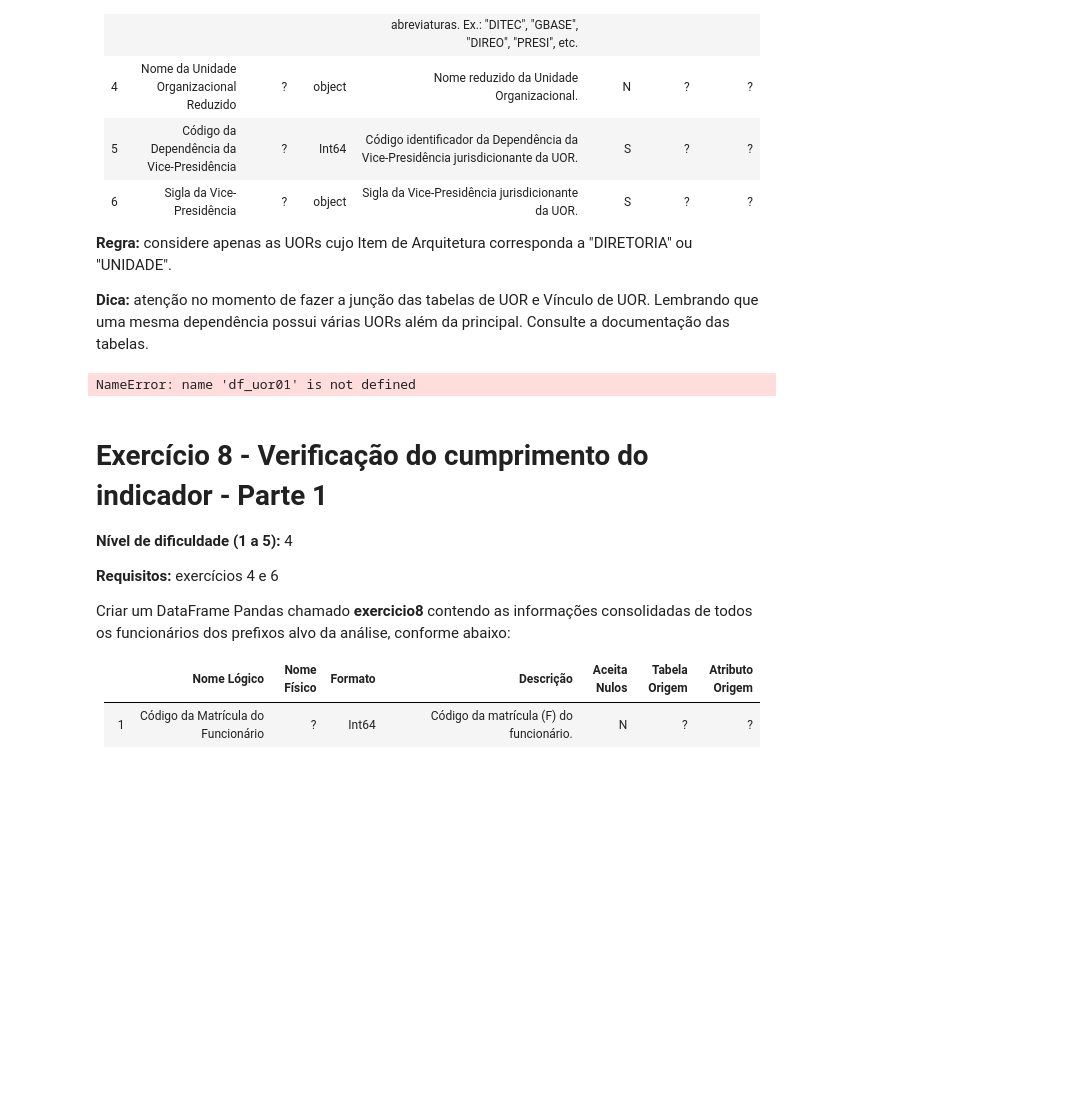
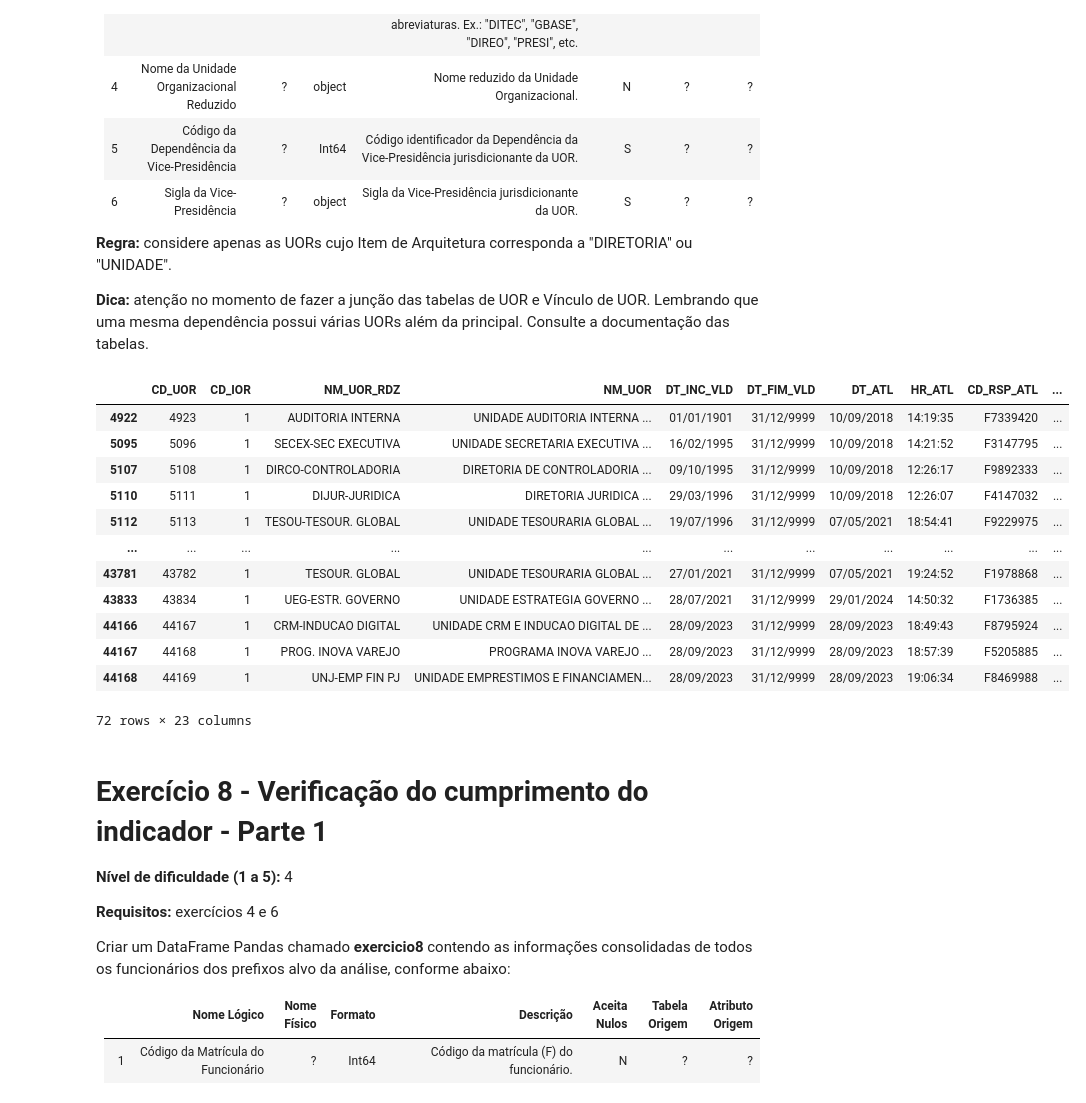
Before and after one commit to vladprado/AcademIA, a Jupyter notebook: desafio_engenharia/F9563426_engenharia.ipynb, the cells around one changed output. Saved outputs shown, nothing was run; the diff lists cells and outputs as text; code cells hidden in the pictures; blank space fills up the shorter version.

```diff
--- a/desafio_engenharia/F9563426_engenharia.ipynb
+++ b/desafio_engenharia/F9563426_engenharia.ipynb
@@ -818,9 +912,27 @@ Criar um DataFrame Pandas chamado <b>exercicio7</b> contendo as informações da
 
 <b>Dica:</b> atenção no momento de fazer a junção das tabelas de UOR e Vínculo de UOR. Lembrando que uma mesma dependência possui várias UORs além da principal. Consulte a documentação das tabelas.
 # %%
-df_uor01
+df_uor01 = pd.read_csv('bases/UOR/uor01.zip')
+
+df_uor01_filter = df_uor01.loc[(df_uor01['CD_ITEM_AQTT_UOR']) <= 3]
+
+df_uor01_filter2 = df_uor01.loc[(df_uor01['CD_ITEM_AQTT_UOR']) == 16]
+
+df_uor01_filter
 # %% [output]
+|  | CD_UOR | CD_IOR | NM_UOR_RDZ | NM_UOR | DT_INC_VLD | DT_FIM_VLD | DT_ATL | HR_ATL | CD_RSP_ATL | ... |
+| 4922 | 4923 | 1 | AUDITORIA INTERNA | UNIDADE AUDITORIA INTERNA ... | 01/01/1901 | 31/12/9999 | 10/09/2018 | 14:19:35 | F7339420 | ... |
+| 5095 | 5096 | 1 | SECEX-SEC EXECUTIVA | UNIDADE SECRETARIA EXECUTIVA ... | 16/02/1995 | 31/12/9999 | 10/09/2018 | 14:21:52 | F3147795 | ... |
+| 5107 | 5108 | 1 | DIRCO-CONTROLADORIA | DIRETORIA DE CONTROLADORIA ... | 09/10/1995 | 31/12/9999 | 10/09/2018 | 12:26:17 | F9892333 | ... |
+| 5110 | 5111 | 1 | DIJUR-JURIDICA | DIRETORIA JURIDICA ... | 29/03/1996 | 31/12/9999 | 10/09/2018 | 12:26:07 | F4147032 | ... |
+| 5112 | 5113 | 1 | TESOU-TESOUR. GLOBAL | UNIDADE TESOURARIA GLOBAL ... | 19/07/1996 | 31/12/9999 | 07/05/2021 | 18:54:41 | F9229975 | ... |
+| ... | ... | ... | ... | ... | ... | ... | ... | ... | ... | ... |
+| 43781 | 43782 | 1 | TESOUR. GLOBAL | UNIDADE TESOURARIA GLOBAL ... | 27/01/2021 | 31/12/9999 | 07/05/2021 | 19:24:52 | F1978868 | ... |
+| 43833 | 43834 | 1 | UEG-ESTR. GOVERNO | UNIDADE ESTRATEGIA GOVERNO ... | 28/07/2021 | 31/12/9999 | 29/01/2024 | 14:50:32 | F1736385 | ... |
+| 44166 | 44167 | 1 | CRM-INDUCAO DIGITAL | UNIDADE CRM E INDUCAO DIGITAL DE ... | 28/09/2023 | 31/12/9999 | 28/09/2023 | 18:49:43 | F8795924 | ... |
+| 44167 | 44168 | 1 | PROG. INOVA VAREJO | PROGRAMA INOVA VAREJO ... | 28/09/2023 | 31/12/9999 | 28/09/2023 | 18:57:39 | F5205885 | ... |
+| 44168 | 44169 | 1 | UNJ-EMP FIN PJ | UNIDADE EMPRESTIMOS E FINANCIAMEN... | 28/09/2023 | 31/12/9999 | 28/09/2023 | 19:06:34 | F8469988 | ... |
-NameError: name 'df_uor01' is not defined
+72 rows × 23 columns
 # %% [markdown]
 # Exercício 8 - Verificação do cumprimento do indicador - Parte 1
 
```
Also changed, not shown: parts of 11 cells of this notebook.
